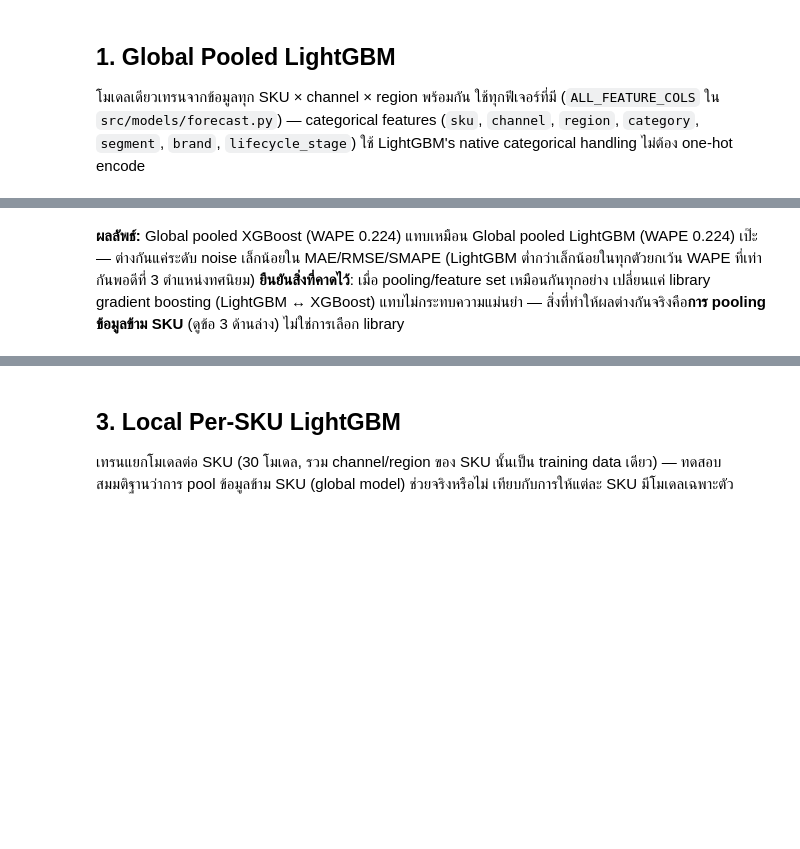
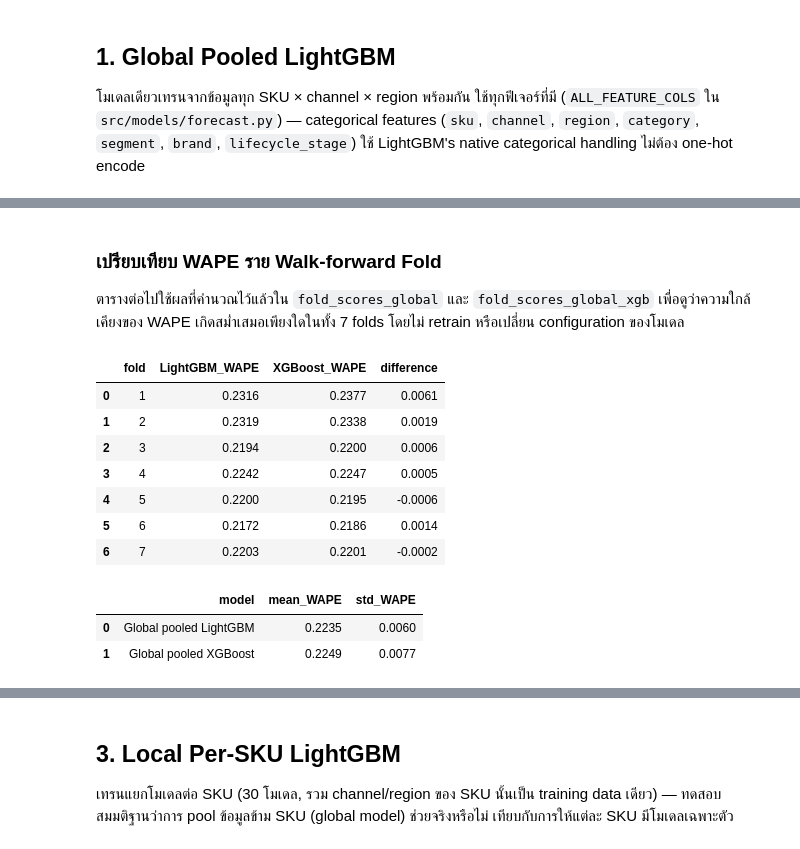
Before and after one commit to thitiwutsuk/Forecasting-FMCG-Daily-Sales, a Jupyter notebook: notebooks/07_core_forecasting.ipynb, the cells around one changed output, grey strips where cells are left out. Cells and saved outputs as stored; diff of their text form; code cells hidden in the pictures; blank space fills up the shorter version.

```diff
--- a/notebooks/07_core_forecasting.ipynb
+++ b/notebooks/07_core_forecasting.ipynb
@@ -74,2 +75,34 @@ Global pooled XGBoost, CV average:
 # %% [markdown]
-**ผลลัพธ์:** Global pooled XGBoost (WAPE 0.224) แทบเหมือน Global pooled LightGBM (WAPE 0.224) เป๊ะ — ต่างกันแค่ระดับ noise เล็กน้อยใน MAE/RMSE/SMAPE (LightGBM ต่ำกว่าเล็กน้อยในทุกตัวยกเว้น WAPE ที่เท่ากันพอดีที่ 3 ตำแหน่งทศนิยม) **ยืนยันสิ่งที่คาดไว้**: เมื่อ pooling/feature set เหมือนกันทุกอย่าง เปลี่ยนแค่ library gradient boosting (LightGBM ↔ XGBoost) แทบไม่กระทบความแม่นยำ — สิ่งที่ทำให้ผลต่างกันจริงคือ**การ pooling ข้อมูลข้าม SKU** (ดูข้อ 3 ด้านล่าง) ไม่ใช่การเลือก library
+### เปรียบเทียบ WAPE ราย Walk-forward Fold
+
+ตารางต่อไปใช้ผลที่คำนวณไว้แล้วใน `fold_scores_global` และ `fold_scores_global_xgb` เพื่อดูว่าความใกล้เคียงของ WAPE เกิดสม่ำเสมอเพียงใดในทั้ง 7 folds โดยไม่ retrain หรือเปลี่ยน configuration ของโมเดล
+# %%
+fold_wape_comparison = pd.DataFrame({
+    'fold': np.arange(1, len(fold_scores_global) + 1),
+    'LightGBM_WAPE': [score['WAPE'] for score in fold_scores_global],
+    'XGBoost_WAPE': [score['WAPE'] for score in fold_scores_global_xgb],
+})
+fold_wape_comparison['difference'] = (
+    fold_wape_comparison['XGBoost_WAPE'] - fold_wape_comparison['LightGBM_WAPE']
+)
+
+fold_wape_summary = pd.DataFrame({
+    'model': ['Global pooled LightGBM', 'Global pooled XGBoost'],
+    'mean_WAPE': [fold_wape_comparison['LightGBM_WAPE'].mean(), fold_wape_comparison['XGBoost_WAPE'].mean()],
+    'std_WAPE': [fold_wape_comparison['LightGBM_WAPE'].std(ddof=1), fold_wape_comparison['XGBoost_WAPE'].std(ddof=1)],
+})
+
+display(fold_wape_comparison.round(4))
+display(fold_wape_summary.round(4))
+# %% [output]
+|  | fold | LightGBM_WAPE | XGBoost_WAPE | difference |
+| 0 | 1 | 0.2316 | 0.2377 | 0.0061 |
+| 1 | 2 | 0.2319 | 0.2338 | 0.0019 |
+| 2 | 3 | 0.2194 | 0.2200 | 0.0006 |
+| 3 | 4 | 0.2242 | 0.2247 | 0.0005 |
+| 4 | 5 | 0.2200 | 0.2195 | -0.0006 |
+| 5 | 6 | 0.2172 | 0.2186 | 0.0014 |
+| 6 | 7 | 0.2203 | 0.2201 | -0.0002 |
+|  | model | mean_WAPE | std_WAPE |
+| 0 | Global pooled LightGBM | 0.2235 | 0.0060 |
+| 1 | Global pooled XGBoost | 0.2249 | 0.0077 |
```
Also changed, not shown: parts of 16 cells of this notebook, 1 other file.
